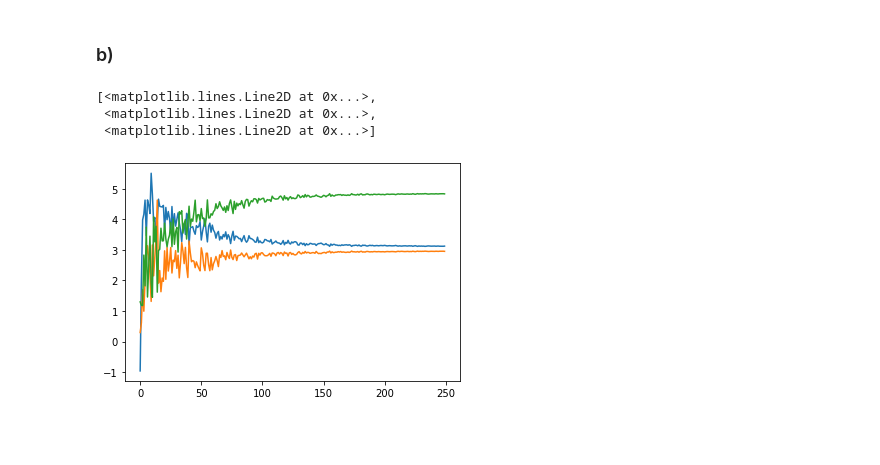
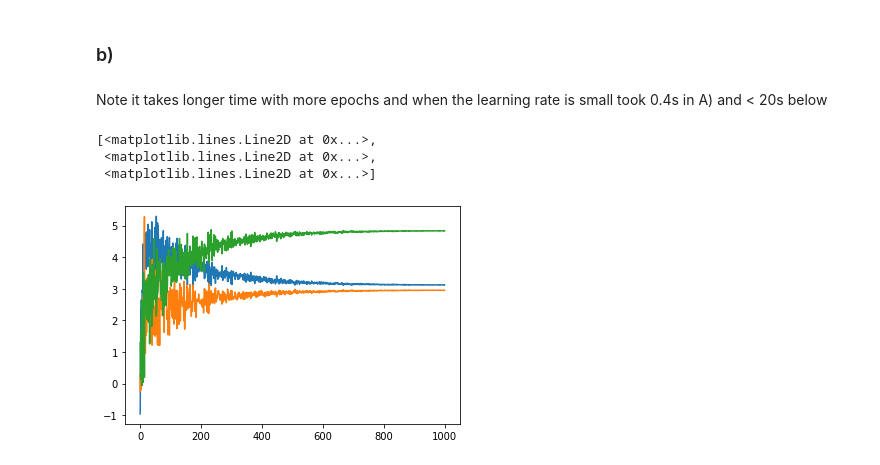
Before and after one commit to felix-tjernberg/machine-learning, a Jupyter notebook: exercises/exercise-1.ipynb, the cells around one changed output. Drawn from its saved outputs; the diff is of its cells as text; code cells hidden in the pictures; blank space fills up the shorter version.

```diff
--- a/exercises/exercise-1.ipynb
+++ b/exercises/exercise-1.ipynb
@@ -39,9 +39,12 @@ def gradient_decent(
 
     return weights
 
-epoch_list = numpy.arange(1,500,5)
-weights_for_epoch_in_epoch_list = [gradient_decent(X_matrix, y_vector, epochs=number_of_epochs).flatten().tolist() for number_of_epochs in epoch_list]
-pyplot.plot(weights_for_epoch_in_epoch_list)
+def create_epochs_learning_rate_line(learning_rate: float, epochs: int):
+    epoch_list = numpy.arange(1,epochs,5)
+    weights_for_epoch_in_epoch_list = [gradient_decent(X_matrix, y_vector, epochs=number_of_epochs, learning_rate=learning_rate).flatten().tolist() for number_of_epochs in epoch_list]
+    return weights_for_epoch_in_epoch_list
+
+pyplot.plot(create_epochs_learning_rate_line(0.1, epochs=500))
 # %% [output]
 [<matplotlib.lines.Line2D at 0x...>,
  <matplotlib.lines.Line2D at 0x...>,
@@ -49,12 +52,12 @@ pyplot.plot(weights_for_epoch_in_epoch_list)
 [figure]
 # %% [markdown]
 ### b)
-# %%
-epoch_list = numpy.arange(1,5000,20)
-weights_for_epoch_in_epoch_list = [gradient_decent(X_matrix, y_vector, epochs=number_of_epochs, learning_rate=0.01).flatten().tolist() for number_of_epochs in epoch_list]
-pyplot.plot(weights_for_epoch_in_epoch_list)
-# %% [output]
-[<matplotlib.lines.Line2D at 0x...>,
- <matplotlib.lines.Line2D at 0x...>,
- <matplotlib.lines.Line2D at 0x...>]
-[figure, removed]
+# %% [markdown]
+Note it takes longer time with more epochs and when the learning rate is small took 0.4s in A) and < 20s below
+# %%
+pyplot.plot(create_epochs_learning_rate_line(0.01, epochs=5000))
+# %% [output]
+[<matplotlib.lines.Line2D at 0x...>,
+ <matplotlib.lines.Line2D at 0x...>,
+ <matplotlib.lines.Line2D at 0x...>]
+[figure, added]
```
Also changed, not shown: parts of 3 cells of this notebook.
